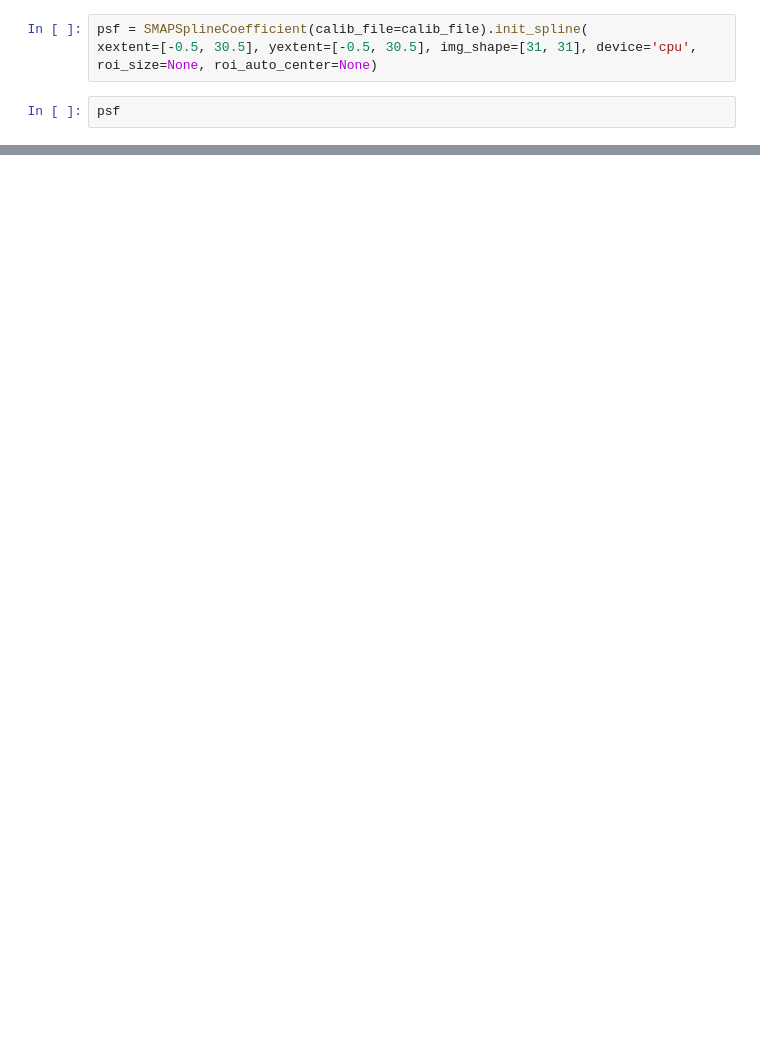
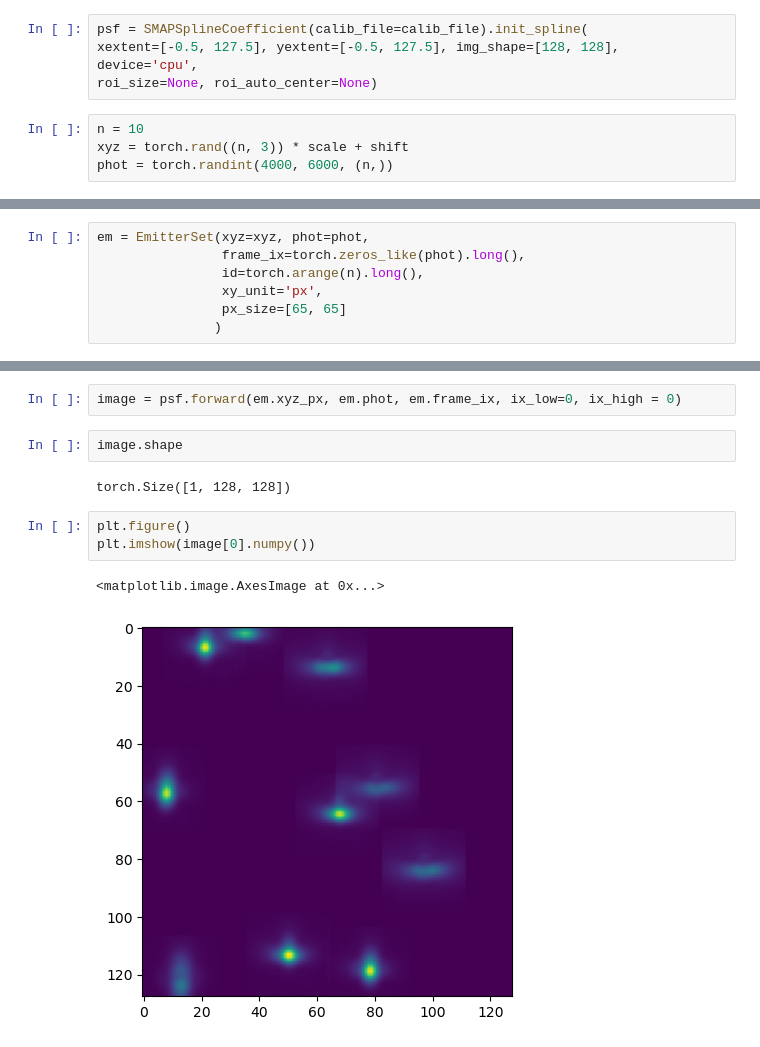
Before and after one commit to karempudi/cellbgnet, a Jupyter notebook: notebooks/PSF placement.ipynb, the cells around one changed output, grey strips where cells are left out. Drawn from its saved outputs; the diff is of its cells as text; blank space fills up the shorter version.

Commit message:
Added more code and tested placing psfs on larger images

```diff
--- a/notebooks/PSF placement.ipynb
+++ b/notebooks/PSF placement.ipynb
@@ -16,6 +25,8 @@ psf_size = 31
 # %%
 psf = SMAPSplineCoefficient(calib_file=calib_file).init_spline(
-xextent=[-0.5, 30.5], yextent=[-0.5, 30.5], img_shape=[31, 31], device='cpu',
+xextent=[-0.5, 127.5], yextent=[-0.5, 127.5], img_shape=[128, 128], device='cpu',
 roi_size=None, roi_auto_center=None)
 # %%
-psf
+n = 10
+xyz = torch.rand((n, 3)) * scale + shift
+phot = torch.randint(4000, 6000, (n,))
@@ -23,0 +33,7 @@ psf
+# %%
+em = EmitterSet(xyz=xyz, phot=phot,
+                frame_ix=torch.zeros_like(phot).long(),
+                id=torch.arange(n).long(),
+                xy_unit='px',
+                px_size=[65, 65]
+               )
@@ -23,0 +49,12 @@ psf
+# %%
+image = psf.forward(em.xyz_px, em.phot, em.frame_ix, ix_low=0, ix_high = 0)
+# %%
+image.shape
+# %% [output]
+torch.Size([1, 128, 128])
+# %%
+plt.figure()
+plt.imshow(image[0].numpy())
+# %% [output]
+<matplotlib.image.AxesImage at 0x...>
+[figure, added]
```
Also changed, not shown: parts of 5 cells of this notebook, 5 other files.
